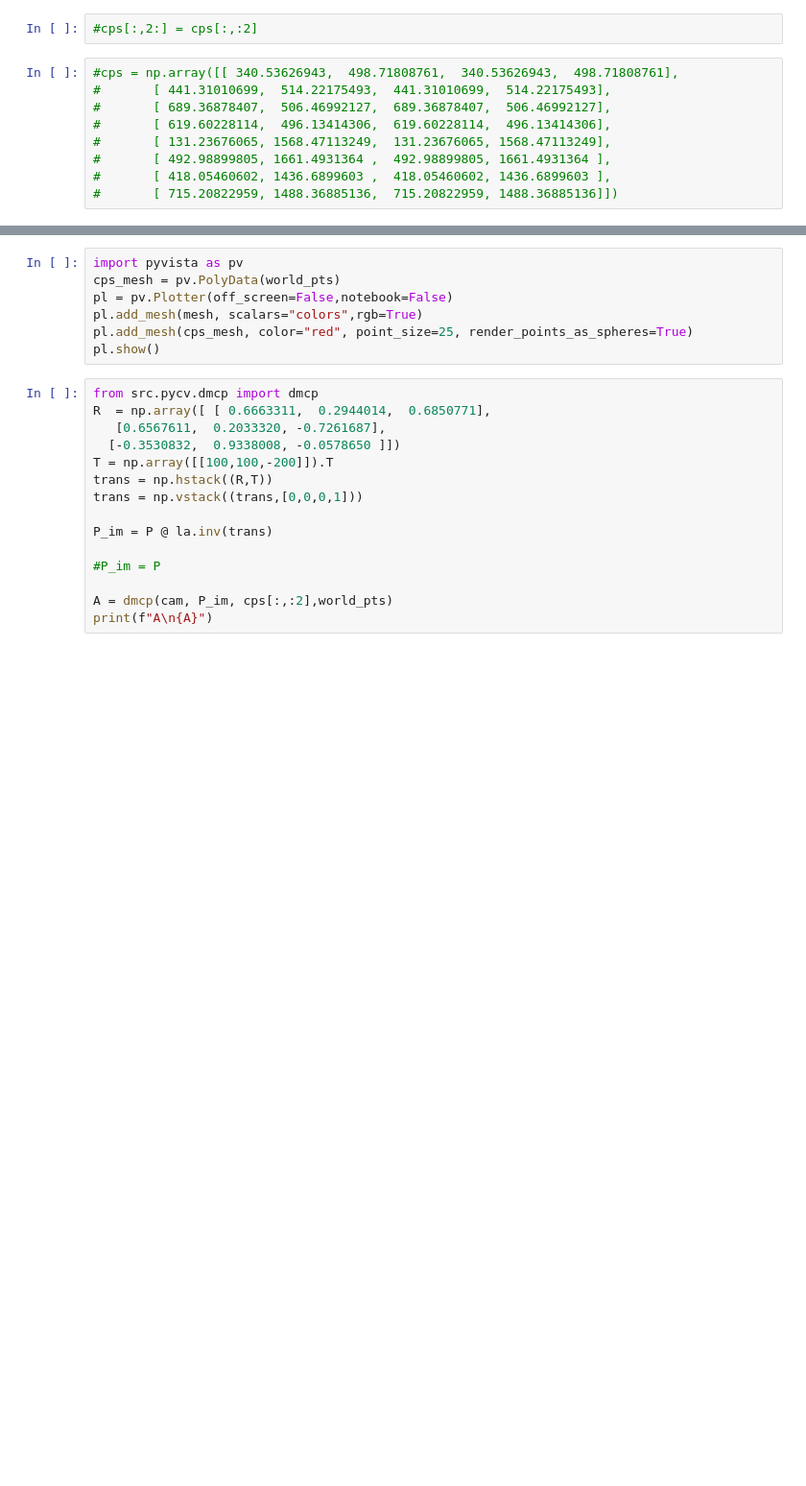
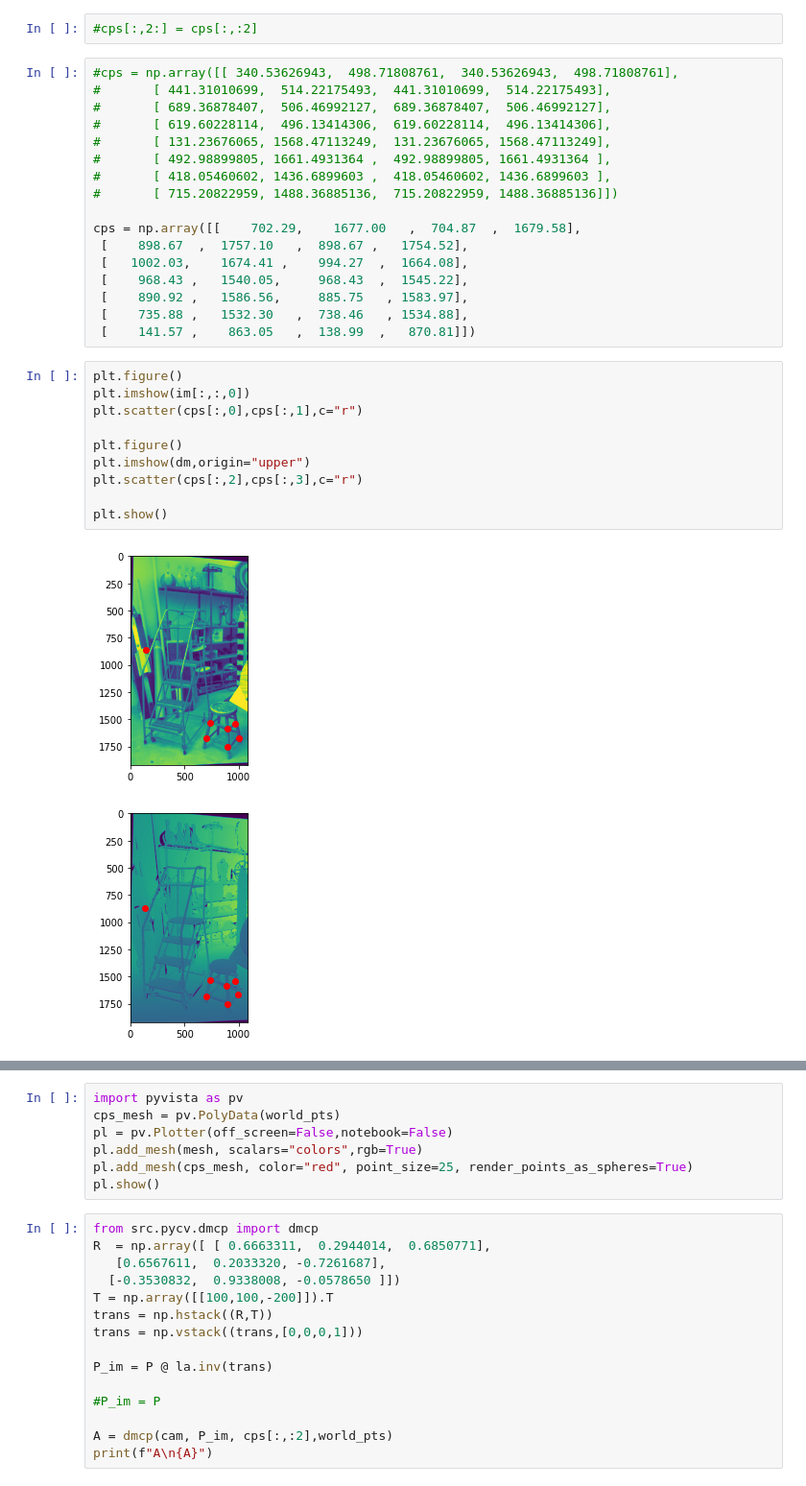
Before and after one commit to ushichka/dmcp, a Jupyter notebook: notebooks/middlebury_depth.ipynb, the cells around one changed output, grey strips where cells are left out. Shown: that part at 96% size. Cells and saved outputs as stored; diff of their text form; blank space fills up the shorter version.

```diff
--- a/notebooks/middlebury_depth.ipynb
+++ b/notebooks/middlebury_depth.ipynb
@@ -85,6 +80,27 @@ Using matplotlib backend: TkAgg
 #       [ 492.98899805, 1661.4931364 ,  492.98899805, 1661.4931364 ],
 #       [ 418.05460602, 1436.6899603 ,  418.05460602, 1436.6899603 ],
 #       [ 715.20822959, 1488.36885136,  715.20822959, 1488.36885136]])
+
+cps = np.array([[    702.29,    1677.00   ,  704.87  ,  1679.58],
+ [    898.67  ,  1757.10   ,  898.67 ,   1754.52],
+ [   1002.03,    1674.41 ,    994.27  ,  1664.08],
+ [    968.43 ,   1540.05,     968.43  ,  1545.22],
+ [    890.92 ,   1586.56,     885.75   , 1583.97],
+ [    735.88 ,   1532.30   ,  738.46   , 1534.88],
+ [    141.57 ,    863.05   ,  138.99  ,   870.81]])
+# %%
+plt.figure()
+plt.imshow(im[:,:,0])
+plt.scatter(cps[:,0],cps[:,1],c="r")
+
+plt.figure()
+plt.imshow(dm,origin="upper")
+plt.scatter(cps[:,2],cps[:,3],c="r")
+
+plt.show()
+# %% [output]
+[figure, added]
+[figure, added]
 # %%
 from src.pycv.dmcp import dm_to_world
 ext = np.array([[1,0,0,0],[0,1,0,0],[0,0,1,0]])
```
Also changed, not shown: parts of 14 cells of this notebook, 1 other file.
